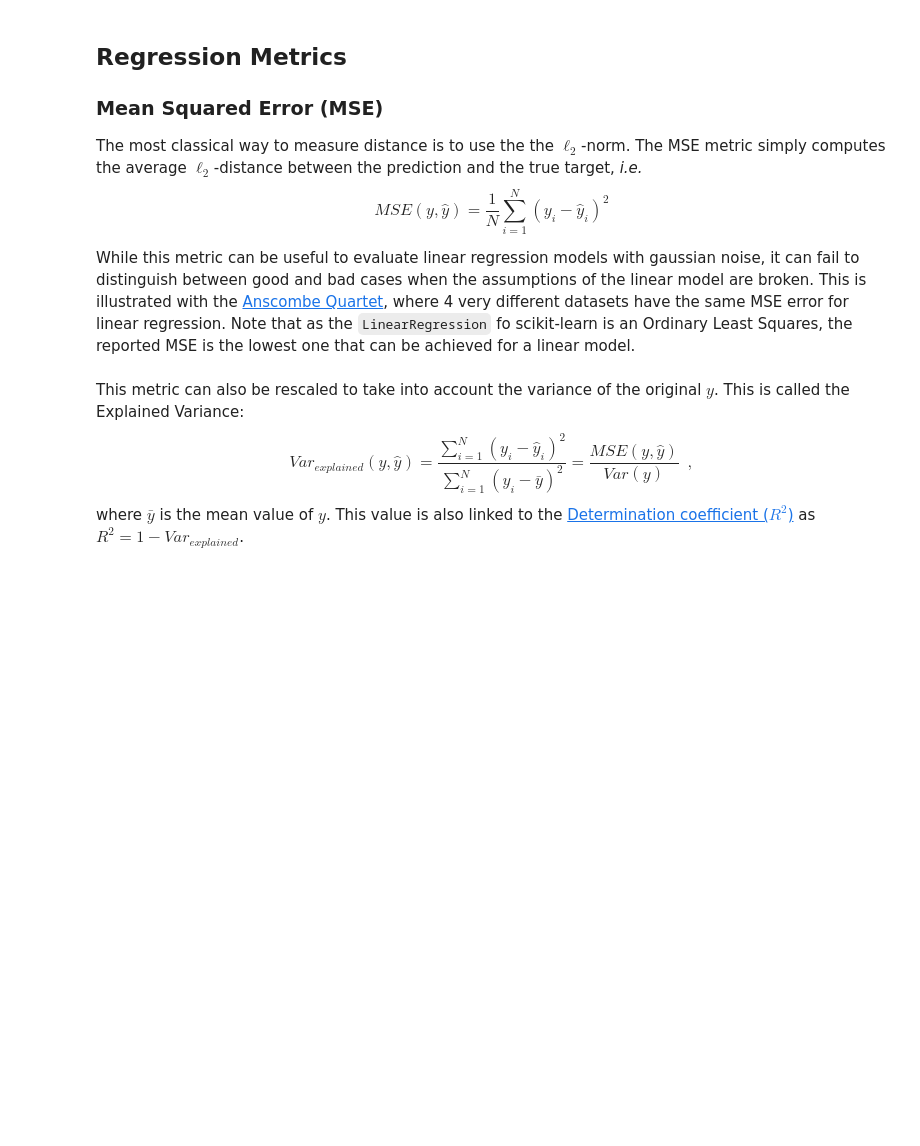
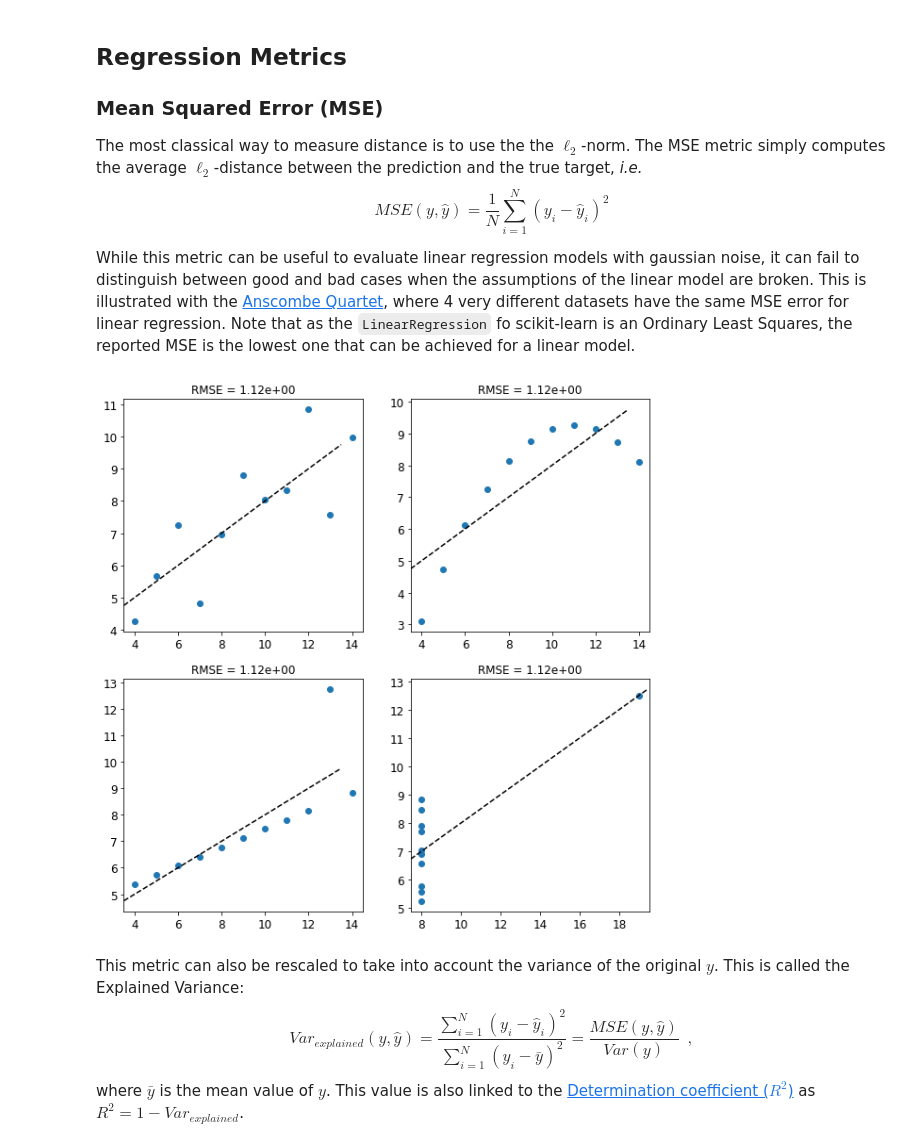
Before and after one commit to x-datascience-datacamp/datacamp-master, a Jupyter notebook: 04_metrics/01_evaluation_metrics_regression.ipynb, the cells around one changed output. Saved outputs shown, nothing was run; the diff lists cells and outputs as text; code cells hidden in the pictures; blank space fills up the shorter version.

```diff
--- a/04_metrics/01_evaluation_metrics_regression.ipynb
+++ b/04_metrics/01_evaluation_metrics_regression.ipynb
@@ -42,28 +42,31 @@ While this metric can be useful to evaluate linear regression models with gaussi
 # %%
 import json
 
 from sklearn.metrics import mean_squared_error
+from sklearn.metrics import r2_score
 from sklearn.linear_model import LinearRegression
 
 reg = LinearRegression()
 
 with open('anscombe_quartet.json') as f:
     anscombe_quartet = np.array(json.load(f))
 
 fig, axes = plt.subplots(2, 2, figsize=(10, 10))
 
 for data, ax in zip(anscombe_quartet, axes.ravel()):
     x, y = data[0], data[1]
     reg.fit(x[:, None], y)
     y_pred = reg.predict(x[:, None])
     ax.scatter(x, y)
 
     xlim = ax.get_xlim()
     t = np.arange(*xlim)
     ax.plot(t, reg.coef_ * t + reg.intercept_, 'k--')
     ax.set_xlim(xlim)
 
-    ax.set_title(f"MSE = {mean_squared_error(y_pred, y):.2e}")
+    ax.set_title(f"RMSE = {np.sqrt(mean_squared_error(y_pred, y)):.2e}")
+# %% [output]
+[figure, added]
 # %% [markdown]
 This metric can also be rescaled to take into account the variance of the original $y$. This is called the Explained Variance:
 $$
```
Also changed, not shown: parts of 7 cells of this notebook.
